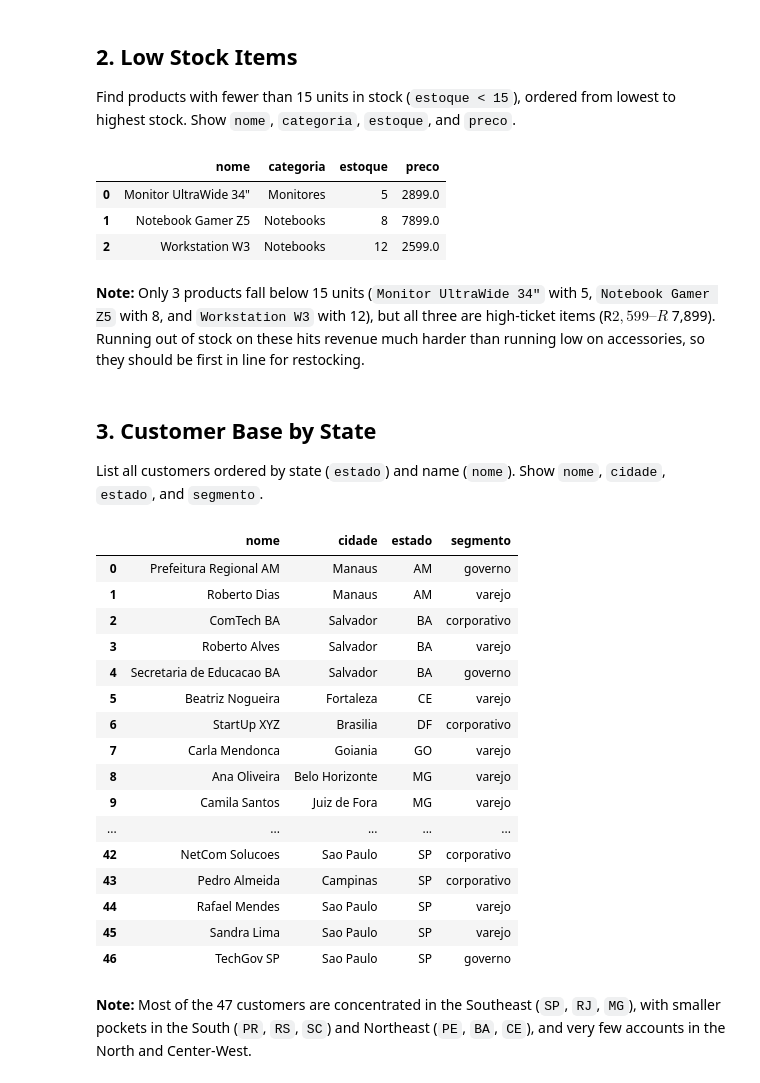
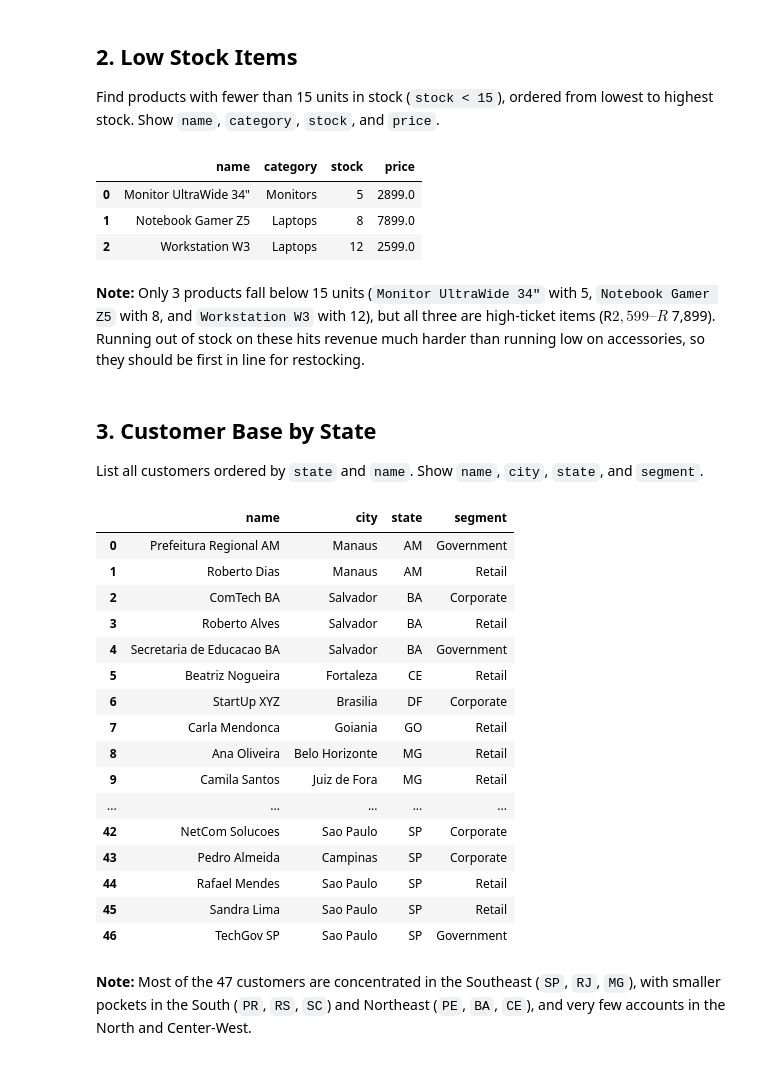
Before and after one commit to NickNunes26/datamundo-practice, a Jupyter notebook: first_week_report.ipynb, the cells around one changed output. Cells and saved outputs as stored; diff of their text form; code cells hidden in the pictures.

```diff
--- a/first_week_report.ipynb
+++ b/first_week_report.ipynb
@@ -62,51 +73,51 @@ sql(query)
 # %% [markdown]
 ## 2. Low Stock Items
 
-Find products with fewer than 15 units in stock (`estoque < 15`), ordered from lowest to highest stock. Show `nome`, `categoria`, `estoque`, and `preco`.
+Find products with fewer than 15 units in stock (`stock < 15`), ordered from lowest to highest stock. Show `name`, `category`, `stock`, and `price`.
 # %%
 query = """
-SELECT nome, categoria, estoque, preco
-FROM produtos
-WHERE estoque < 15
-ORDER BY estoque ASC;
+SELECT name, category, stock, price
+FROM products
+WHERE stock < 15
+ORDER BY stock ASC;
 """
 sql(query)
 # %% [output]
-|  | nome | categoria | estoque | preco |
-| 0 | Monitor UltraWide 34" | Monitores | 5 | 2899.0 |
-| 1 | Notebook Gamer Z5 | Notebooks | 8 | 7899.0 |
-| 2 | Workstation W3 | Notebooks | 12 | 2599.0 |
+|  | name | category | stock | price |
+| 0 | Monitor UltraWide 34" | Monitors | 5 | 2899.0 |
+| 1 | Notebook Gamer Z5 | Laptops | 8 | 7899.0 |
+| 2 | Workstation W3 | Laptops | 12 | 2599.0 |
 # %% [markdown]
 **Note:** Only 3 products fall below 15 units (`Monitor UltraWide 34"` with 5, `Notebook Gamer Z5` with 8, and `Workstation W3` with 12), but all three are high-ticket items (R$ 2,599–R$ 7,899). Running out of stock on these hits revenue much harder than running low on accessories, so they should be first in line for restocking.
 # %% [markdown]
 ## 3. Customer Base by State
 
-List all customers ordered by state (`estado`) and name (`nome`). Show `nome`, `cidade`, `estado`, and `segmento`.
+List all customers ordered by `state` and `name`. Show `name`, `city`, `state`, and `segment`.
 # %%
 query = """
-SELECT nome, cidade, estado, segmento
-FROM clientes
-ORDER BY estado ASC, nome ASC;
+SELECT name, city, state, segment
+FROM customers
+ORDER BY state ASC, name ASC;
 """
 sql(query)
 # %% [output]
-|  | nome | cidade | estado | segmento |
-| 0 | Prefeitura Regional AM | Manaus | AM | governo |
-| 1 | Roberto Dias | Manaus | AM | varejo |
-| 2 | ComTech BA | Salvador | BA | corporativo |
-| 3 | Roberto Alves | Salvador | BA | varejo |
-| 4 | Secretaria de Educacao BA | Salvador | BA | governo |
-| 5 | Beatriz Nogueira | Fortaleza | CE | varejo |
-| 6 | StartUp XYZ | Brasilia | DF | corporativo |
-| 7 | Carla Mendonca | Goiania | GO | varejo |
-| 8 | Ana Oliveira | Belo Horizonte | MG | varejo |
-| 9 | Camila Santos | Juiz de Fora | MG | varejo |
+|  | name | city | state | segment |
+| 0 | Prefeitura Regional AM | Manaus | AM | Government |
+| 1 | Roberto Dias | Manaus | AM | Retail |
+| 2 | ComTech BA | Salvador | BA | Corporate |
+| 3 | Roberto Alves | Salvador | BA | Retail |
+| 4 | Secretaria de Educacao BA | Salvador | BA | Government |
+| 5 | Beatriz Nogueira | Fortaleza | CE | Retail |
+| 6 | StartUp XYZ | Brasilia | DF | Corporate |
+| 7 | Carla Mendonca | Goiania | GO | Retail |
+| 8 | Ana Oliveira | Belo Horizonte | MG | Retail |
+| 9 | Camila Santos | Juiz de Fora | MG | Retail |
 | ... | ... | ... | ... | ... |
-| 42 | NetCom Solucoes | Sao Paulo | SP | corporativo |
-| 43 | Pedro Almeida | Campinas | SP | corporativo |
-| 44 | Rafael Mendes | Sao Paulo | SP | varejo |
-| 45 | Sandra Lima | Sao Paulo | SP | varejo |
-| 46 | TechGov SP | Sao Paulo | SP | governo |
+| 42 | NetCom Solucoes | Sao Paulo | SP | Corporate |
+| 43 | Pedro Almeida | Campinas | SP | Corporate |
+| 44 | Rafael Mendes | Sao Paulo | SP | Retail |
+| 45 | Sandra Lima | Sao Paulo | SP | Retail |
+| 46 | TechGov SP | Sao Paulo | SP | Government |
 # %% [markdown]
 **Note:** Most of the 47 customers are concentrated in the Southeast (`SP`, `RJ`, `MG`), with smaller pockets in the South (`PR`, `RS`, `SC`) and Northeast (`PE`, `BA`, `CE`), and very few accounts in the North and Center-West.
 # %% [markdown]
```
Also changed, not shown: parts of 30 cells of this notebook, 3 other files.
